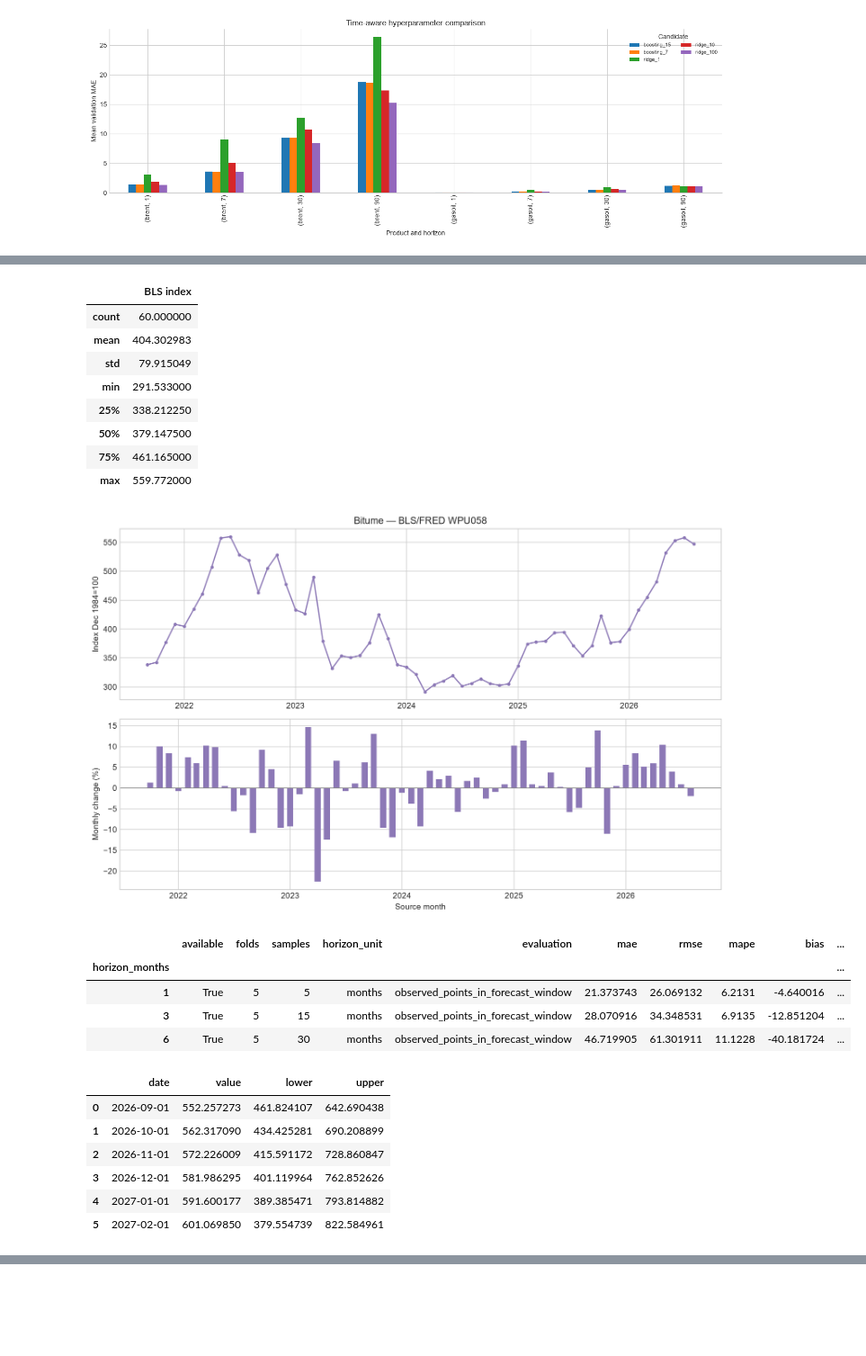
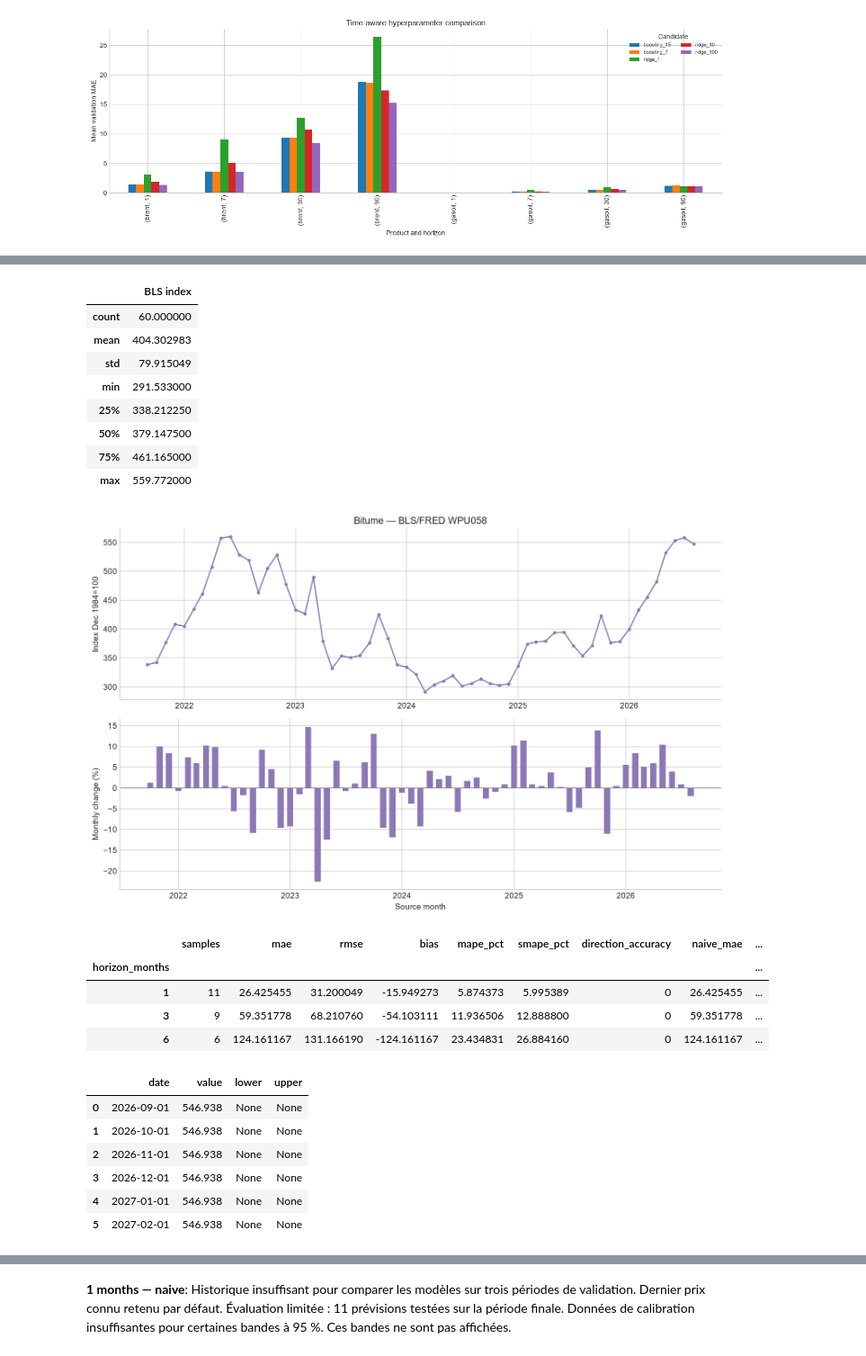
Before and after one commit to KHALIDKARROUM/prices_monitor, a Jupyter notebook: notebooks/data_workflow.ipynb, the cells around one changed output, grey strips where cells are left out. Shown at 90% size. Saved outputs shown, nothing was run; the diff lists cells and outputs as text; code cells hidden in the pictures; blank space fills up the shorter version.

Commit message:
Align live forecasts with chronological model evaluation

```diff
--- a/notebooks/data_workflow.ipynb
+++ b/notebooks/data_workflow.ipynb
@@ -33,7 +35,7 @@ if str(ROOT) not in sys.path:
     sys.path.insert(0, str(ROOT))
 
 DATA = ROOT / "data" / "processed" / "market_prices.csv"
-REPORTS = ROOT / "reports" / "data_science"
+REPORTS = ROOT / "reports" / "data_workflow"
 REPORTS.mkdir(parents=True, exist_ok=True)
 
 from price_monitor.analysis.data import PRODUCTS, UNITS, audit_data, load_market_data
@@ -796,42 +823,47 @@ bitumen = load_bitumen_data(bitumen_path)
 bitumen_audit = run_bitumen_analysis(bitumen_path, REPORTS)
 display(pd.Series(bitumen_audit, name="Bitume data audit"))
 display(bitumen.describe().to_frame("BLS index"))
 display(Image(filename=str(REPORTS / "eda_bitumen_index.png")))
 bitumen_forecast = json.loads((REPORTS / "bitumen_forecast.json").read_text(encoding="utf-8"))
 display(pd.DataFrame.from_dict(bitumen_forecast["backtest"], orient="index").rename_axis("horizon_months"))
 display(pd.DataFrame(bitumen_forecast["forecasts"]["6"]))
+
+
+display(pd.read_csv(REPORTS / "bitumen_model_comparison.csv"))
+for horizon, selection in bitumen_forecast["model_selection"].items():
+    display(Markdown(f"**{horizon} months — {selection['selected_model']}**: " + " ".join(w["message"] for w in selection["warnings"])))
 # %% [output]
 series                                                                   WPU058
 unit                                                   indice (déc. 1984 = 100)
 frequency                                                               monthly
 sha256                        4805cbb27ca7cd86b0fe1978cbd10a6166b602776cdba1...
 observations                                                                 60
 start                                                                2021-09-01
 end                                                                  2026-08-01
 missing_months                                                                0
 publication_time_available                                                False
 raw_mismatches                                                                0
 raw_sha256                    5c33fedaf100d00eafafbdbda1a2771fa8a04b1e6007c7...
 Name: Bitume data audit, dtype: object
 |  | BLS index |
 | count | 60.000000 |
 | mean | 404.302983 |
 | std | 79.915049 |
 | min | 291.533000 |
 | 25% | 338.212250 |
 | 50% | 379.147500 |
 | 75% | 461.165000 |
 | max | 559.772000 |
 [figure]
-|  | available | folds | samples | horizon_unit | evaluation | mae | rmse | mape | bias | ... |
-| horizon_months |  |  |  |  |  |  |  |  |  | ... |
-| 1 | True | 5 | 5 | months | observed_points_in_forecast_window | 21.373743 | 26.069132 | 6.2131 | -4.640016 | ... |
-| 3 | True | 5 | 15 | months | observed_points_in_forecast_window | 28.070916 | 34.348531 | 6.9135 | -12.851204 | ... |
-| 6 | True | 5 | 30 | months | observed_points_in_forecast_window | 46.719905 | 61.301911 | 11.1228 | -40.181724 | ... |
+|  | samples | mae | rmse | bias | mape_pct | smape_pct | direction_accuracy | naive_mae | ... |
+| horizon_months |  |  |  |  |  |  |  |  | ... |
+| 1 | 11 | 26.425455 | 31.200049 | -15.949273 | 5.874373 | 5.995389 | 0 | 26.425455 | ... |
+| 3 | 9 | 59.351778 | 68.210760 | -54.103111 | 11.936506 | 12.888800 | 0 | 59.351778 | ... |
+| 6 | 6 | 124.161167 | 131.166190 | -124.161167 | 23.434831 | 26.884160 | 0 | 124.161167 | ... |
 |  | date | value | lower | upper |
-| 0 | 2026-09-01 | 552.257273 | 461.824107 | 642.690438 |
-| 1 | 2026-10-01 | 562.317090 | 434.425281 | 690.208899 |
-| 2 | 2026-11-01 | 572.226009 | 415.591172 | 728.860847 |
-| 3 | 2026-12-01 | 581.986295 | 401.119964 | 762.852626 |
-| 4 | 2027-01-01 | 591.600177 | 389.385471 | 793.814882 |
-| 5 | 2027-02-01 | 601.069850 | 379.554739 | 822.584961 |
+| 0 | 2026-09-01 | 546.938 | None | None |
+| 1 | 2026-10-01 | 546.938 | None | None |
+| 2 | 2026-11-01 | 546.938 | None | None |
+| 3 | 2026-12-01 | 546.938 | None | None |
+| 4 | 2027-01-01 | 546.938 | None | None |
+| 5 | 2027-02-01 | 546.938 | None | None |
@@ -837,0 +877 @@ Name: Bitume data audit, dtype: object
+**1 months — naive**: Historique insuffisant pour comparer les modèles sur trois périodes de validation. Dernier prix connu retenu par défaut. Évaluation limitée : 11 prévisions testées sur la période finale. Données de calibration insuffisantes pour certaines bandes à 95 %. Ces bandes ne sont pas affichées.
```
Also changed, not shown: parts of 7 cells of this notebook, 55 other files.
